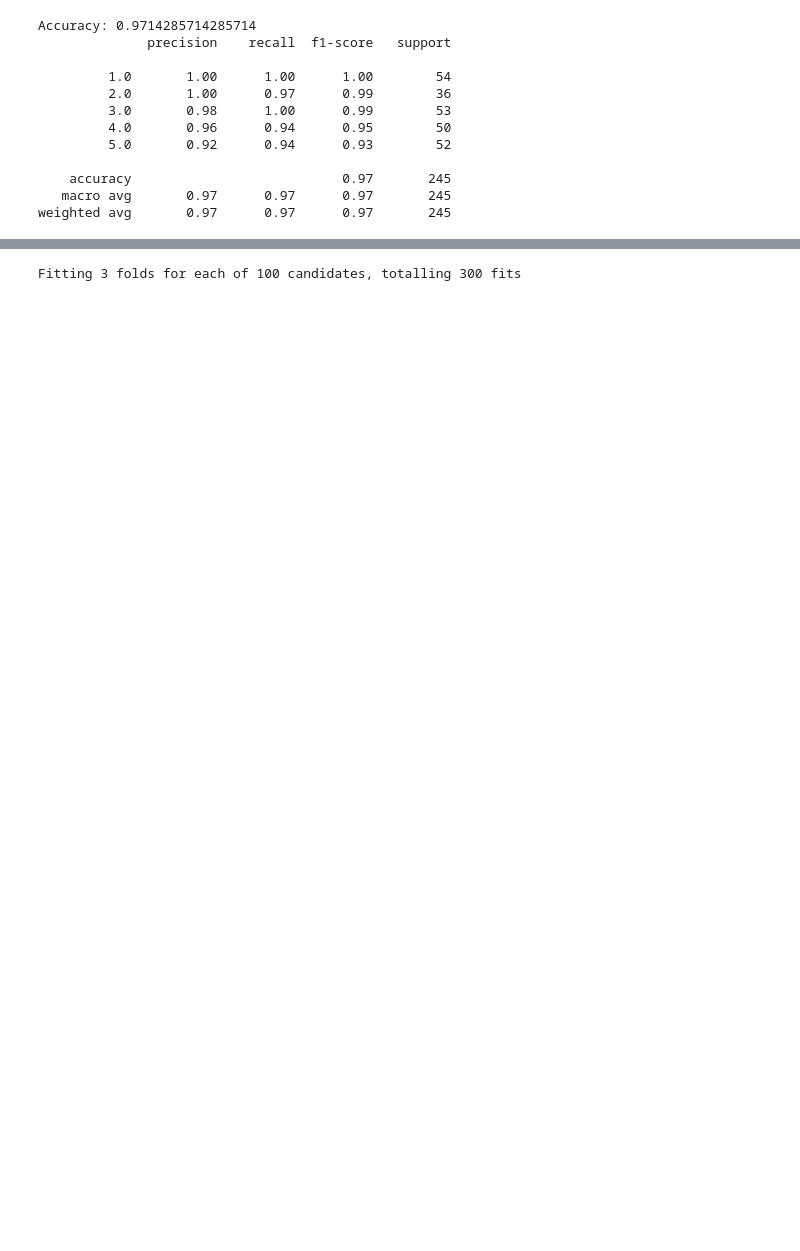
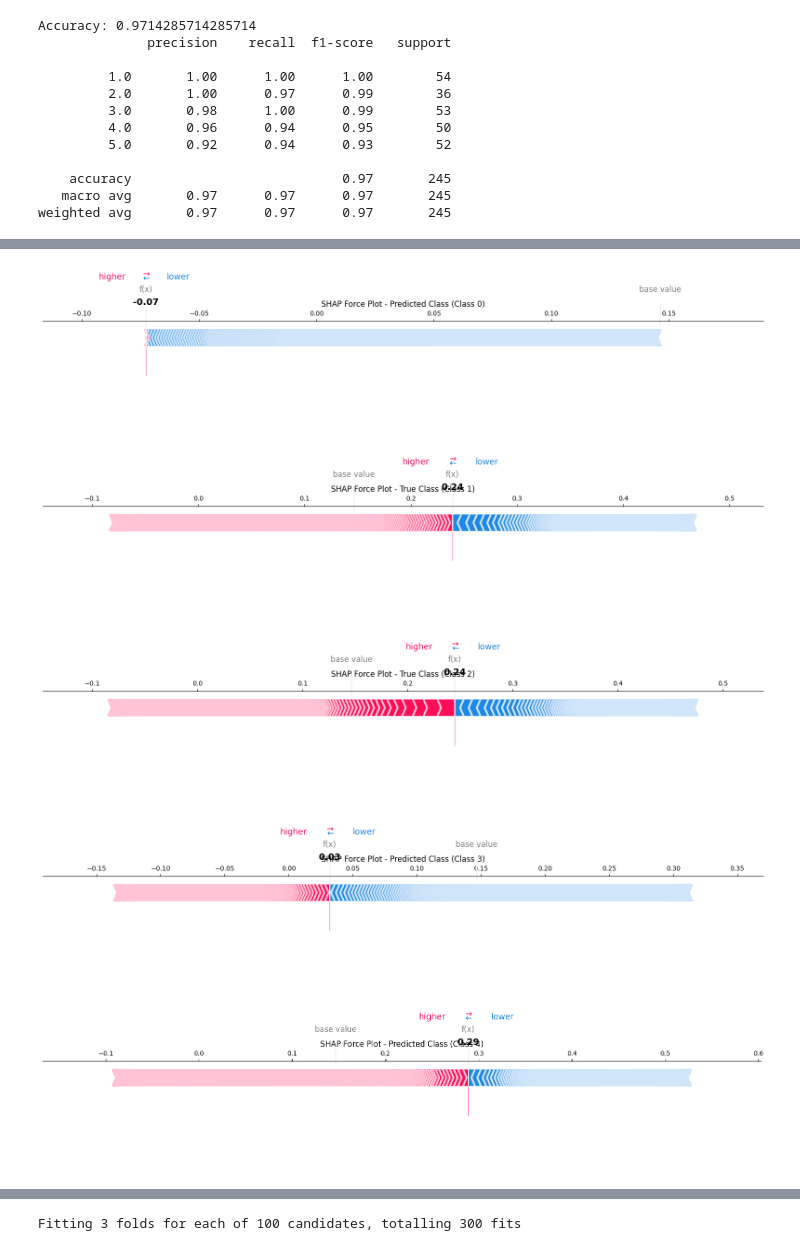
Before and after one commit to sunyrain/MLTask, a Jupyter notebook: basic learnings.ipynb, the cells around one changed output, grey strips where cells are left out. Saved outputs shown, nothing was run; the diff lists cells and outputs as text; code cells hidden in the pictures; blank space fills up the shorter version.

```diff
--- a/basic learnings.ipynb
+++ b/basic learnings.ipynb
@@ -106,0 +192,47 @@ weighted avg       0.97      0.97      0.97       245
+# %%
+# 计算第69个样本的SHAP值
+shap_values_sample = explainer.shap_values(Xtest[69,:])  # 第69个样本
+feature_names = [str(i) for i in range(2880)]
+
+shap.force_plot(explainer.expected_value[1], shap_values_sample[0], feature_names=feature_names, matplotlib=True, show=False)
+plt.title("SHAP Force Plot - Predicted Class (Class 0)")
+plt.show()
+
+# 比较第2类和第3类的SHAP值
+shap.force_plot(explainer.expected_value[1], shap_values_sample[1], feature_names=feature_names, matplotlib=True, show=False)
+plt.title("SHAP Force Plot - True Class (Class 1)")
+plt.show()
+
+shap.force_plot(explainer.expected_value[1], shap_values_sample[2], feature_names=feature_names, matplotlib=True, show=False)
+plt.title("SHAP Force Plot - True Class (Class 2)")
+plt.show()
+
+shap.force_plot(explainer.expected_value[1], shap_values_sample[3], feature_names=feature_names, matplotlib=True, show=False)
+plt.title("SHAP Force Plot - Predicted Class (Class 3)")
+plt.show()
+
+shap.force_plot(explainer.expected_value[1], shap_values_sample[4], feature_names=feature_names, matplotlib=True, show=False)
+plt.title("SHAP Force Plot - Predicted Class (Class 4)")
+plt.show()
+
+
+shap.decision_plot(explainer.expected_value[1], shap_values_sample[0], feature_names=feature_names)
+plt.show()
+
+shap.decision_plot(explainer.expected_value[1], shap_values_sample[1], feature_names=feature_names)
+plt.show()
+
+shap.decision_plot(explainer.expected_value[1], shap_values_sample[2], feature_names=feature_names)
+plt.show()
+
+shap.decision_plot(explainer.expected_value[1], shap_values_sample[3], feature_names=feature_names)
+plt.show()
+
+shap.decision_plot(explainer.expected_value[1], shap_values_sample[4], feature_names=feature_names)
+plt.show()
+# %% [output]
+[figure, added]
+[figure, added]
+[figure, added]
+[figure, added]
+[figure, added]
```
Also changed, not shown: parts of 10 cells of this notebook, 9 other files.
